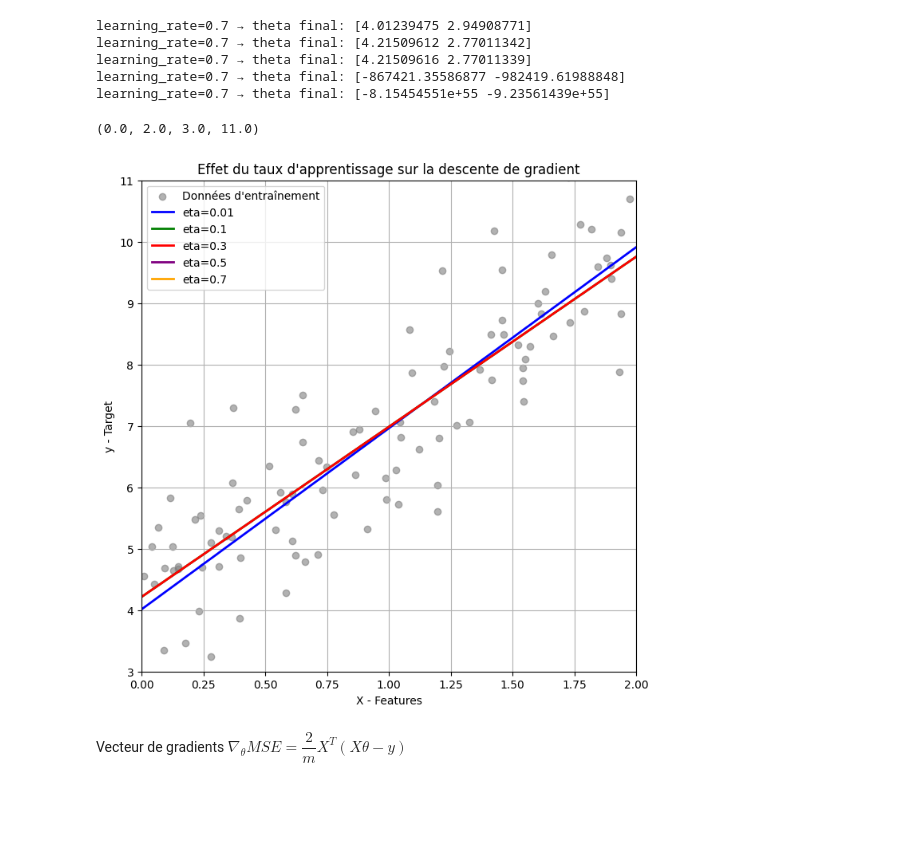
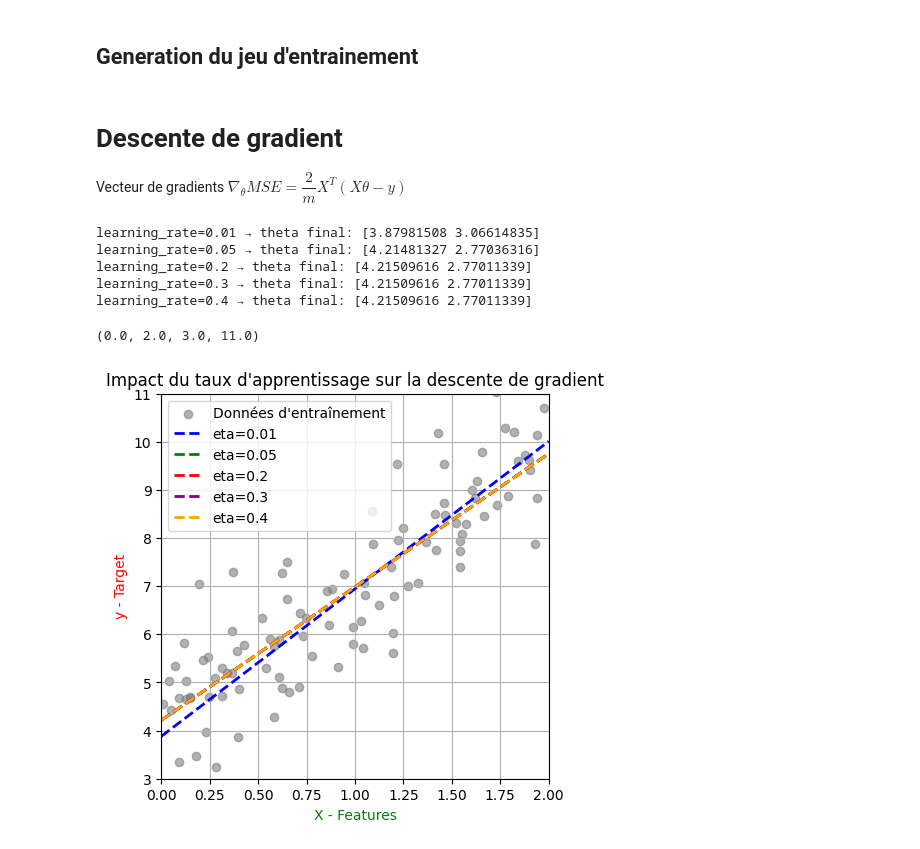
Before and after one commit to bruno-coulet/what-is-machine-learning, a Jupyter notebook: gradient_descent.ipynb, the cells around one changed output. Cells and saved outputs as stored; diff of their text form; code cells hidden in the pictures; blank space fills up the shorter version.

```diff
--- a/gradient_descent.ipynb
+++ b/gradient_descent.ipynb
@@ -1,6 +1,8 @@
 # %%
 import numpy as np
 import  matplotlib.pyplot as plt
+# %% [markdown]
+## Generation du jeu d'entrainement
 # %%
 np.random.seed(42)
 
@@ -13,64 +21,66 @@ y = 4 + 3 * X + np.random.randn(100, 1)
 X_b = np.c_[np.ones((100, 1)), X]
+# %% [markdown]
+
+# Descente de gradient
+Vecteur de gradients $\boxed{
+\nabla_\theta MSE =  \dfrac{2}{m} X^T (X\theta - y)}
+$
 # %%
-
-# Paramètres du gradient descent
-
-# Liste des taux d'apprentissage à tester et couleurs associées
-learning_rate_list = [0.01, 0.1, 0.3, 0.5, 0.7]
+# Liste des taux d'apprentissage à tester
+# Liste de leurs couleurs associées
+learning_rate_list = [0.01, 0.05, 0.2, 0.3, 0.4]
 colors = ["blue", "green", "red", "purple", "orange"]
 
 # Initialisation du graphique
-plt.figure(figsize=(8, 8))
-
-# Affichage des points du jeu d'entraînement
+# Affichage du jeu d'entraînement
+plt.figure(figsize=(5, 5))
 plt.scatter(X, y, color="gray", alpha=0.6, label="Données d'entraînement")
 
-
-# Tracer plusieurs droites pour différents taux d'apprentissage
-X_new = np.array([[0], [2]])  # Deux points pour tracer les droites
-X_new_b = np.c_[np.ones((2, 1)), X_new]  # Ajout du biais
+# Jeu de test - 2 valeurs sufisent pour tracer une droite
+X_test = np.array([[0], [2]])              #  x = 0 et x = 2     -> array(2, 1)
+X_test_b = np.c_[np.ones((2, 1)), X_test]  # Ajout du biais      -> array(2, 2)
 
 for learning_rate, color in zip(learning_rate_list, colors):
 
-    n_iterations = 500 if learning_rate <= 0.1 else 200  # Moins d'itérations pour grands eta
-    # Nombre d'exemples d'entraînement
-    m = len(X_b)
+    n_iterations = 500
+    # n_iterations = 500 if learning_rate <= 0.1 else 100  # Moins d'itérations pour grands learnig_rate afin d'éviter une divergence rapide
+    m = 100                                              # Nombre d'observations
 
-    # Initialisation de learning_rate (paramètres du modèle)
-    # vecteur colonne (2,1)
+    # Initialisation des paramètres du modèle (vecteur 𝜃) avec des valeurs aléatoires.
+    # vecteur colonne                          -> array(2,1)
     theta = np.random.randn(2,1)
 
     # Descente de gradient
     for iteration in range(n_iterations):
+        # Mise à jour des paramètres 𝜃 en utilisant la descente de gradient basée sur la formule du Vecteur Gradient du MSE
         gradients = 2/m * X_b.T @ (X_b @ theta - y)
         theta = theta - learning_rate * gradients
+        # # debuggage
+        # if iteration % 50 == 0:  # Afficher toutes les 50 itérations
+        #     print(f"eta={learning_rate}, iter={iteration}, theta={theta.ravel()}")
 
-    # Vérification des valeurs de theta
-    print(f"learning_rate={eta} → theta final: {theta.ravel()}")
+    # Affichage des paramètres appris 𝜃 après convergence pour chaque taux d'apprentissage
+    print(f"learning_rate={learning_rate} → theta final: {theta.ravel()}")
 
+    # Prédictions pour 𝑋test en utilisant les paramètres 𝜃 appris
+    y_pred = X_test_b @ theta
 
-    # Prédictions avec le modèle appris
-    y_pred = X_new_b @ theta
+    # Tracé de la droite de régression correspondant au taux d'apprentissage testé
+    # plt.plot(X_test, y_pred, color=color, linewidth=2, label=f"eta={learning_rate}")
+    plt.plot(X_test, y_pred, color=color, linestyle="--", linewidth=2, label=f"eta={learning_rate}")
 
-    # Tracer la droite de régression
-    plt.plot(X_new, y_pred, color=color, linewidth=2, label=f"eta={learning_rate}")
-#
 # Mise en forme du graphique
-plt.xlabel("X - Features")
-plt.ylabel("y - Target")
-plt.title("Effet du taux d'apprentissage sur la descente de gradient")
+plt.xlabel("X - Features",  color="green")
+plt.ylabel("y - Target",  color="red")
+plt.title("Impact du taux d'apprentissage sur la descente de gradient")
 plt.legend()
 plt.grid(True)
 plt.axis([0, 2, 3, 11])
 # %% [output]
-learning_rate=0.7 → theta final: [4.01239475 2.94908771]
-learning_rate=0.7 → theta final: [4.21509612 2.77011342]
-learning_rate=0.7 → theta final: [4.21509616 2.77011339]
-learning_rate=0.7 → theta final: [-867421.35586877 -982419.61988848]
-learning_rate=0.7 → theta final: [-8.15454551e+55 -9.23561439e+55]
+learning_rate=0.01 → theta final: [3.87981508 3.06614835]
+learning_rate=0.05 → theta final: [4.21481327 2.77036316]
+learning_rate=0.2 → theta final: [4.21509616 2.77011339]
+learning_rate=0.3 → theta final: [4.21509616 2.77011339]
+learning_rate=0.4 → theta final: [4.21509616 2.77011339]
 (0.0, 2.0, 3.0, 11.0)
-[figure, old version]
+[figure, new version]
-# %% [markdown]
-Vecteur de gradients $\boxed{
-\nabla_\theta MSE =  \dfrac{2}{m} X^T (X\theta - y)}
-$
```
Also changed, not shown: parts of 5 cells of this notebook.
